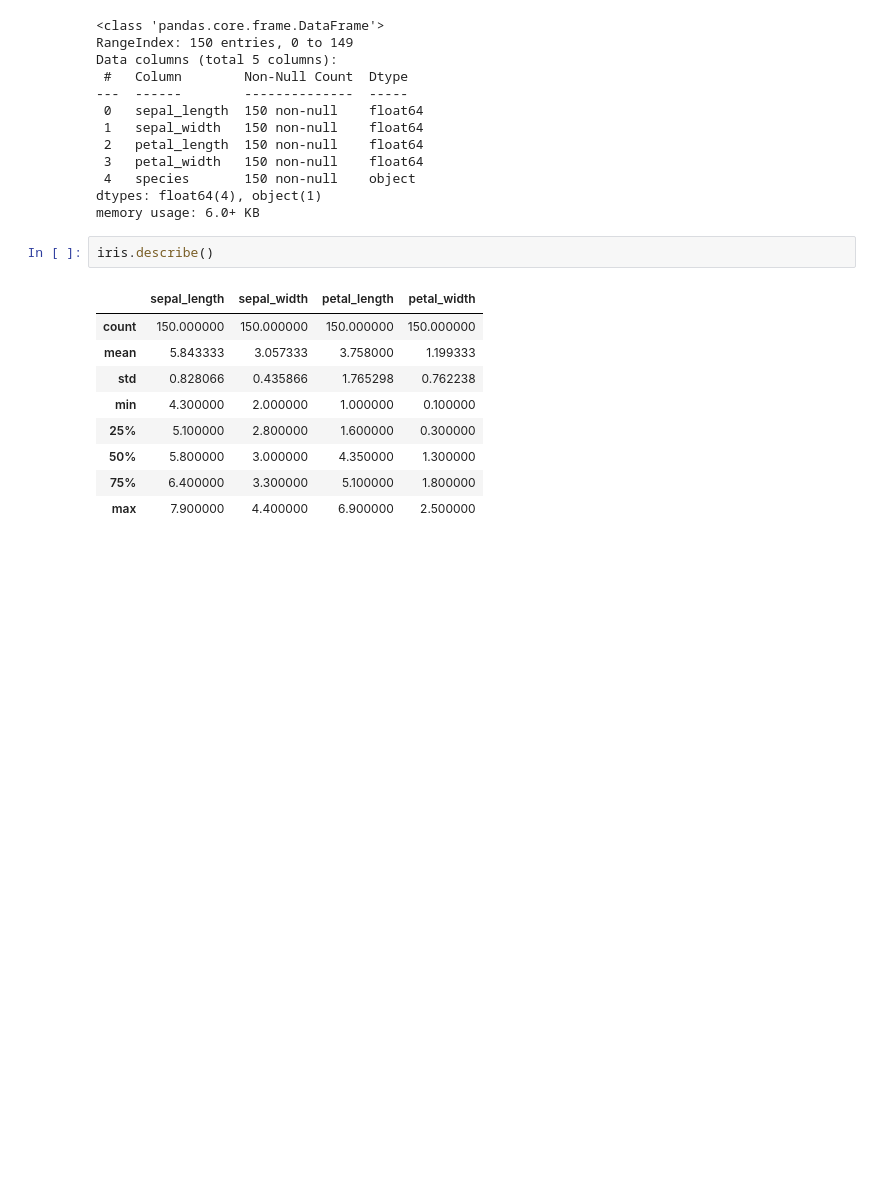
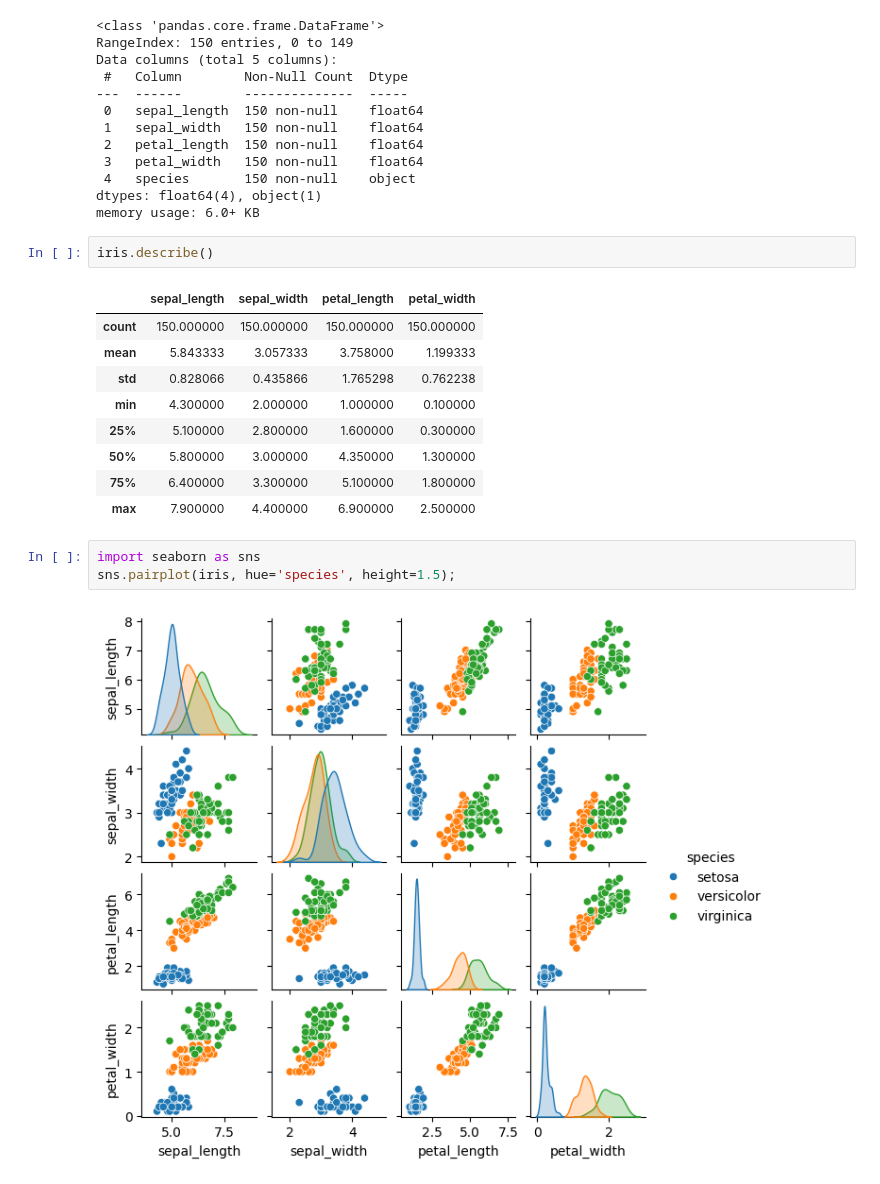
Before and after one commit to anumit-web/scikit-learn-tutorial-2, a Jupyter notebook: Scikit_learn_test_2_1.ipynb, the cells around one changed output. Drawn from its saved outputs; the diff is of its cells as text; blank space fills up the shorter version.

```diff
--- a/Scikit_learn_test_2_1.ipynb
+++ b/Scikit_learn_test_2_1.ipynb
@@ -58,3 +58,8 @@ iris.describe()
 | 50% | 5.800000 | 3.000000 | 4.350000 | 1.300000 |
 | 75% | 6.400000 | 3.300000 | 5.100000 | 1.800000 |
 | max | 7.900000 | 4.400000 | 6.900000 | 2.500000 |
+# %%
+import seaborn as sns
+sns.pairplot(iris, hue='species', height=1.5);
+# %% [output]
+[figure, added]
```
